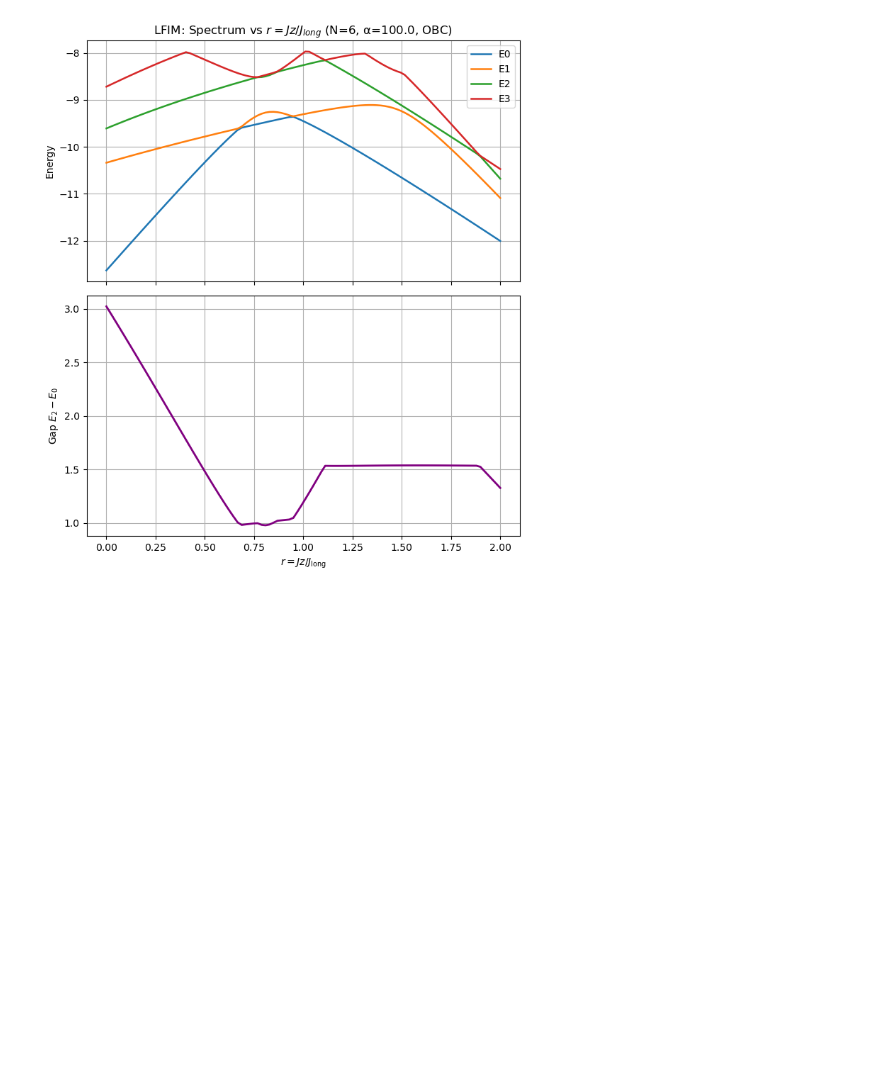
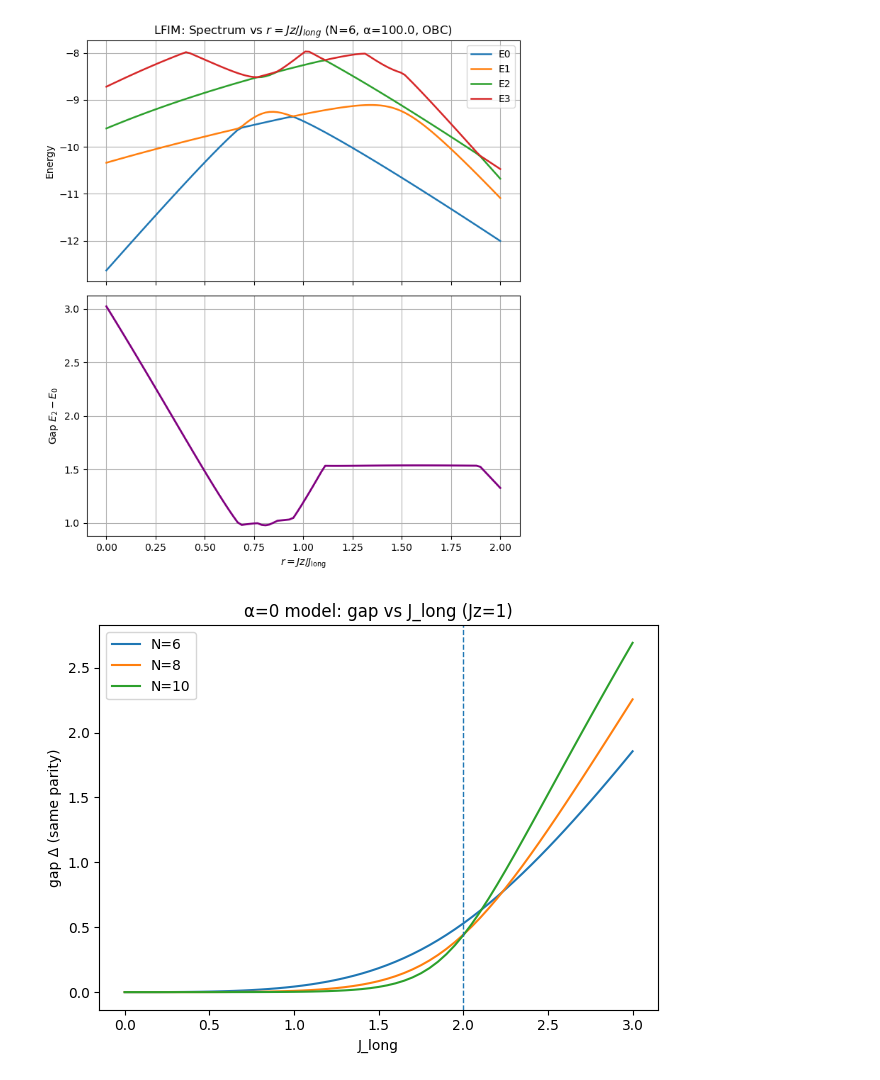
Before and after one commit to Shreyas-phys/Many-body-Dynamics, a Jupyter notebook: python code/BJzJlong.ipynb, the cells around one changed output. Cells and saved outputs as stored; diff of their text form; code cells hidden in the pictures; blank space fills up the shorter version.

Commit message:
fig 1 and fi2 plots

```diff
--- a/python code/BJzJlong.ipynb
+++ b/python code/BJzJlong.ipynb
@@ -278,3 +278,93 @@ plt.tight_layout()
 plt.show()
 # %% [output]
 [figure]
+# %%
+import numpy as np
+import matplotlib.pyplot as plt
+
+def kron_all(mats):
+    out = mats[0]
+    for M in mats[1:]:
+        out = np.kron(out, M)
+    return out
+
+def build_ops(N):
+    sx = np.array([[0., 1.],[1., 0.]], dtype=float)
+    sz = np.array([[1., 0.],[0.,-1.]], dtype=float)
+    I  = np.eye(2, dtype=float)
+
+    X = [kron_all([sx if j==i else I for j in range(N)]) for i in range(N)]
+    Z = [kron_all([sz if j==i else I for j in range(N)]) for i in range(N)]
+
+    Sx  = 0.5 * sum(X)
+    Sx2 = Sx @ Sx
+
+    # Parity P = ∏ σ^z_i  (diagonal in σ^z basis; matrix form for convenience)
+    P = np.eye(2**N, dtype=float)
+    for Zi in Z:
+        P = P @ Zi
+
+    # Nearest-neighbor ZZ with periodic BC
+    Hzz = sum(Z[i] @ Z[(i+1) % N] for i in range(N))
+    return Sx2, P, Hzz
+
+def same_parity_gap(evals, evecs, P, tol=1e-6):
+    psi0 = evecs[:, 0]
+    p0   = float(psi0.conj().T @ (P @ psi0))
+    p0   = +1.0 if p0 > 0 else -1.0
+    E0   = evals[0]
+    for k in range(1, len(evals)):
+        psik = evecs[:, k]
+        pk   = float(psik.conj().T @ (P @ psik))
+        pk   = +1.0 if pk > 0 else -1.0
+        if abs(pk - p0) < tol:
+            return evals[k] - E0
+    return np.nan
+
+def gap_vs_Jlong(N, Jz=1.0, Jvals=np.linspace(0.0, 3.0, 61)):
+    Sx2, P, Hzz = build_ops(N)
+    gaps = []
+    for J in Jvals:
+        # α=0 with Kac: H ≍ -Jz Σ ZZ - (2 J_long / N) Sx^2  (const dropped)
+        H = -Jz * Hzz - (2.0 * J / N) * Sx2
+        evals, evecs = np.linalg.eigh(H)
+        gaps.append(same_parity_gap(evals, evecs, P))
+    return np.array(gaps)
+
+if __name__ == "__main__":
+    Jz = 1.0
+    Jvals = np.linspace(0.0, 3.0, 61)
+
+    # Gap vs J_long for a few N
+    for N in [6, 8, 10]:
+        gaps = gap_vs_Jlong(N, Jz, Jvals)
+        plt.plot(Jvals, gaps, label=f"N={N}")
+    plt.axvline(2*Jz, ls="--", lw=1)  # mean-field J_c ≈ 2 Jz
+    plt.xlabel("J_long")
+    plt.ylabel("gap Δ (same parity)")
+    plt.title("α=0 model: gap vs J_long (Jz=1)")
+    plt.legend()
+    plt.tight_layout()
+    plt.show()
+
+    # Finite-size scaling of the minimum gap
+    Ns, Dmins = [], []
+    for N in [6, 8, 10]:
+        gaps = gap_vs_Jlong(N, Jz, np.linspace(0.5, 2.8, 61))
+        k = np.nanargmin(gaps)
+        Ns.append(N)
+        Dmins.append(gaps[k])
+
+    Ns = np.array(Ns, float)
+    Dmins = np.array(Dmins)
+    plt.loglog(Ns, Dmins, 'o-')
+    a, b = np.linalg.lstsq(
+        np.vstack([np.log(Ns), np.ones_like(Ns)]).T,
+        np.log(Dmins),
+        rcond=None
+    )[0]
+    plt.title(f"Δ_min scaling ~ N^{a:.3f}  (LMG benchmark ≈ N^(-1/3))")
+    plt.xlabel("N"); plt.ylabel("Δ_min")
+    plt.tight_layout(); plt.show()
+# %% [output]
+[figure, added]
```
Also changed, not shown: parts of 1 cell of this notebook, 15 other files.
